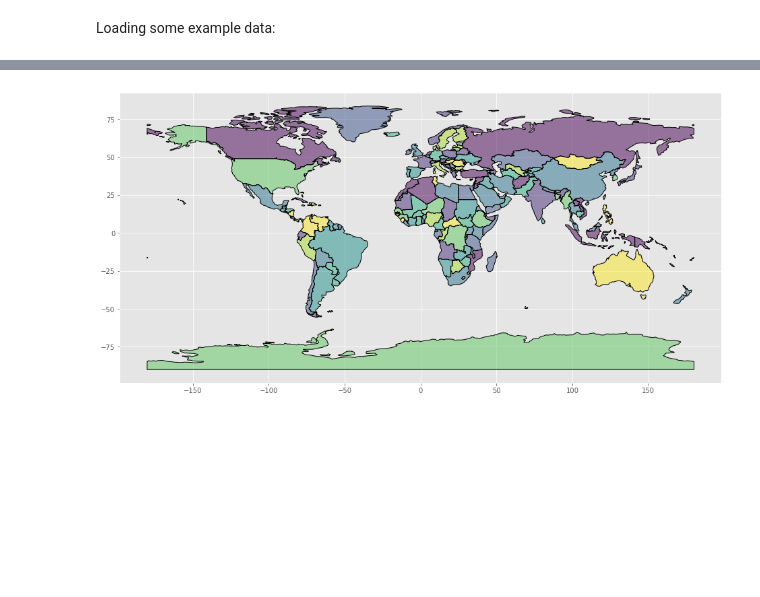
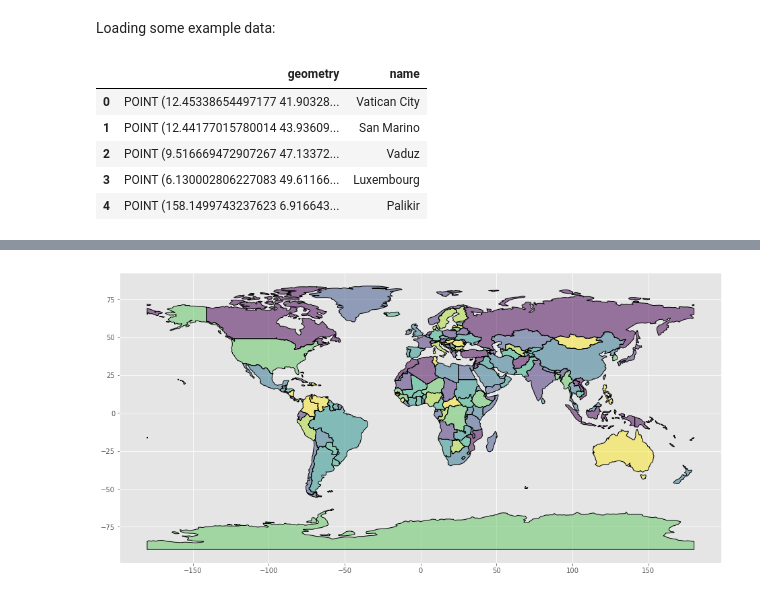
Before and after one commit to amilanir/all-python-docs, a Jupyter notebook: Geospatial/GeoPandas/03-mapping-tools.ipynb, the cells around one changed output, grey strips where cells are left out. Drawn from its saved outputs; the diff is of its cells as text; code cells hidden in the pictures; blank space fills up the shorter version.

```diff
--- a/Geospatial/GeoPandas/03-mapping-tools.ipynb
+++ b/Geospatial/GeoPandas/03-mapping-tools.ipynb
@@ -21,6 +21,16 @@ matplotlib.rcParams['figure.figsize'] = (16, 20)
 world = gpd.read_file(gpd.datasets.get_path('naturalearth_lowres'))
 # %%
 cities = gpd.read_file(gpd.datasets.get_path('naturalearth_cities'))
+# %%
+# Examine city GeoDataFrame
+cities.head()
+# %% [output]
+|  | geometry | name |
+| 0 | POINT (12.45338654497177 41.90328... | Vatican City |
+| 1 | POINT (12.44177015780014 43.93609... | San Marino |
+| 2 | POINT (9.516669472907267 47.13372... | Vaduz |
+| 3 | POINT (6.130002806227083 49.61166... | Luxembourg |
+| 4 | POINT (158.1499743237623 6.916643... | Palikir |
 # %%
 # Examine country GeoDataFrame
 world.head()
```
